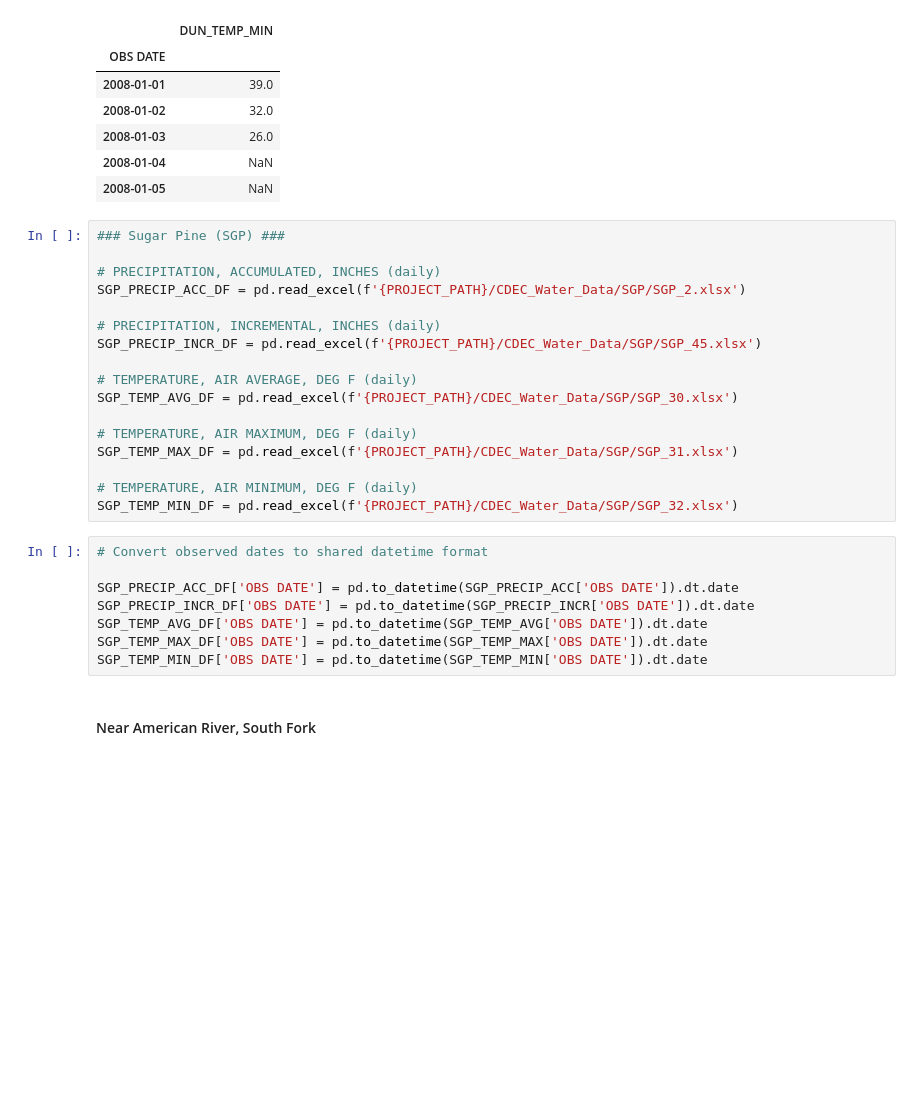
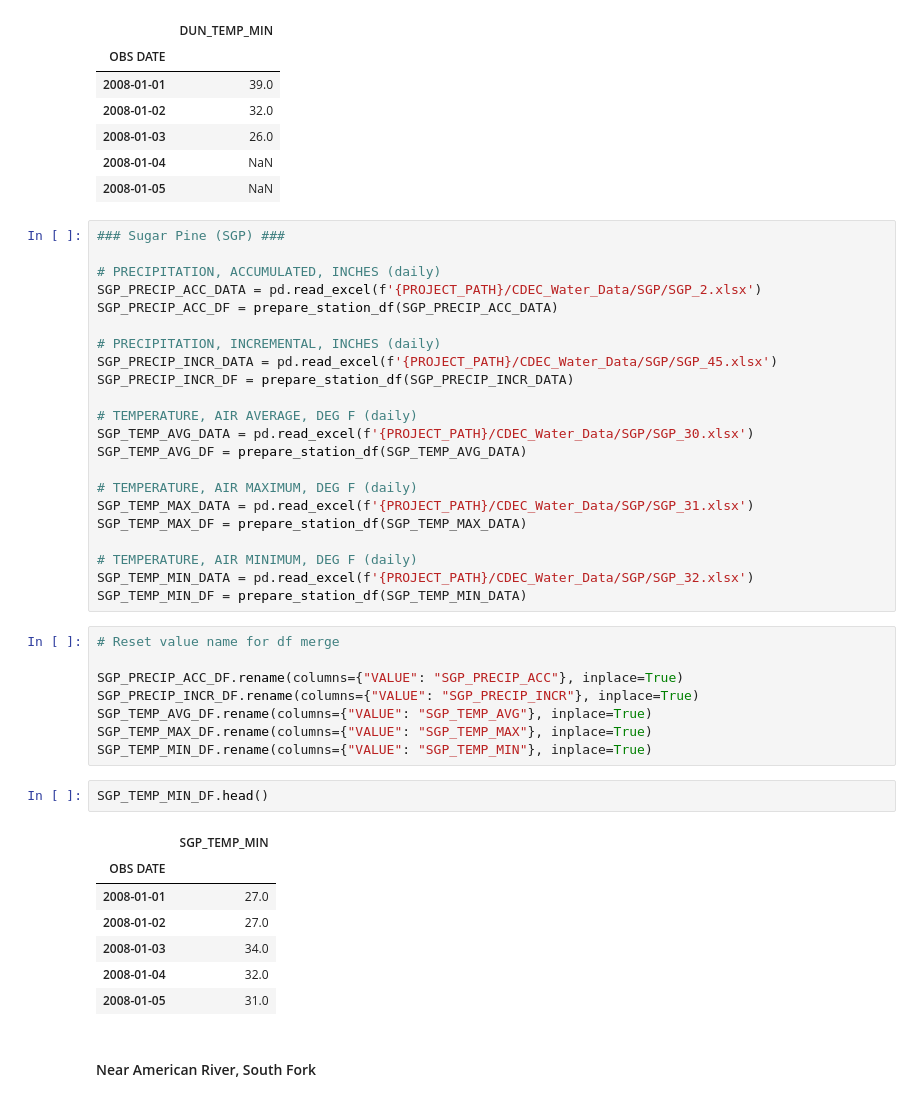
Before and after one commit to lauren-alexandra/basin-inflow-dnn, a Jupyter notebook: weather-informed-reservoir-operation.ipynb, the cells around one changed output. Drawn from its saved outputs; the diff is of its cells as text; blank space fills up the shorter version.

Commit message:
handle missing data

```diff
--- a/weather-informed-reservoir-operation.ipynb
+++ b/weather-informed-reservoir-operation.ipynb
@@ -443,27 +452,42 @@ DUN_TEMP_MIN_DF.head()
 ### Sugar Pine (SGP) ###
 
 # PRECIPITATION, ACCUMULATED, INCHES (daily)
-SGP_PRECIP_ACC_DF = pd.read_excel(f'{PROJECT_PATH}/CDEC_Water_Data/SGP/SGP_2.xlsx')
+SGP_PRECIP_ACC_DATA = pd.read_excel(f'{PROJECT_PATH}/CDEC_Water_Data/SGP/SGP_2.xlsx')
+SGP_PRECIP_ACC_DF = prepare_station_df(SGP_PRECIP_ACC_DATA)
 
 # PRECIPITATION, INCREMENTAL, INCHES (daily)
-SGP_PRECIP_INCR_DF = pd.read_excel(f'{PROJECT_PATH}/CDEC_Water_Data/SGP/SGP_45.xlsx')
+SGP_PRECIP_INCR_DATA = pd.read_excel(f'{PROJECT_PATH}/CDEC_Water_Data/SGP/SGP_45.xlsx')
+SGP_PRECIP_INCR_DF = prepare_station_df(SGP_PRECIP_INCR_DATA)
 
 # TEMPERATURE, AIR AVERAGE, DEG F (daily)
-SGP_TEMP_AVG_DF = pd.read_excel(f'{PROJECT_PATH}/CDEC_Water_Data/SGP/SGP_30.xlsx')
+SGP_TEMP_AVG_DATA = pd.read_excel(f'{PROJECT_PATH}/CDEC_Water_Data/SGP/SGP_30.xlsx')
+SGP_TEMP_AVG_DF = prepare_station_df(SGP_TEMP_AVG_DATA)
 
 # TEMPERATURE, AIR MAXIMUM, DEG F (daily)
-SGP_TEMP_MAX_DF = pd.read_excel(f'{PROJECT_PATH}/CDEC_Water_Data/SGP/SGP_31.xlsx')
+SGP_TEMP_MAX_DATA = pd.read_excel(f'{PROJECT_PATH}/CDEC_Water_Data/SGP/SGP_31.xlsx')
+SGP_TEMP_MAX_DF = prepare_station_df(SGP_TEMP_MAX_DATA)
 
 # TEMPERATURE, AIR MINIMUM, DEG F (daily)
-SGP_TEMP_MIN_DF = pd.read_excel(f'{PROJECT_PATH}/CDEC_Water_Data/SGP/SGP_32.xlsx')
+SGP_TEMP_MIN_DATA = pd.read_excel(f'{PROJECT_PATH}/CDEC_Water_Data/SGP/SGP_32.xlsx')
+SGP_TEMP_MIN_DF = prepare_station_df(SGP_TEMP_MIN_DATA)
-# %%
-# Convert observed dates to shared datetime format
-
-SGP_PRECIP_ACC_DF['OBS DATE'] = pd.to_datetime(SGP_PRECIP_ACC['OBS DATE']).dt.date
-SGP_PRECIP_INCR_DF['OBS DATE'] = pd.to_datetime(SGP_PRECIP_INCR['OBS DATE']).dt.date
-SGP_TEMP_AVG_DF['OBS DATE'] = pd.to_datetime(SGP_TEMP_AVG['OBS DATE']).dt.date
-SGP_TEMP_MAX_DF['OBS DATE'] = pd.to_datetime(SGP_TEMP_MAX['OBS DATE']).dt.date
-SGP_TEMP_MIN_DF['OBS DATE'] = pd.to_datetime(SGP_TEMP_MIN['OBS DATE']).dt.date
+# %%
+# Reset value name for df merge
+
+SGP_PRECIP_ACC_DF.rename(columns={"VALUE": "SGP_PRECIP_ACC"}, inplace=True)
+SGP_PRECIP_INCR_DF.rename(columns={"VALUE": "SGP_PRECIP_INCR"}, inplace=True)
+SGP_TEMP_AVG_DF.rename(columns={"VALUE": "SGP_TEMP_AVG"}, inplace=True)
+SGP_TEMP_MAX_DF.rename(columns={"VALUE": "SGP_TEMP_MAX"}, inplace=True)
+SGP_TEMP_MIN_DF.rename(columns={"VALUE": "SGP_TEMP_MIN"}, inplace=True)
+# %%
+SGP_TEMP_MIN_DF.head()
+# %% [output]
+|  | SGP_TEMP_MIN |
+| OBS DATE |  |
+| 2008-01-01 | 27.0 |
+| 2008-01-02 | 27.0 |
+| 2008-01-03 | 34.0 |
+| 2008-01-04 | 32.0 |
+| 2008-01-05 | 31.0 |
 # %% [markdown]
 #### Near American River, South Fork
 # %%
```
Also changed, not shown: parts of 21 cells of this notebook.
